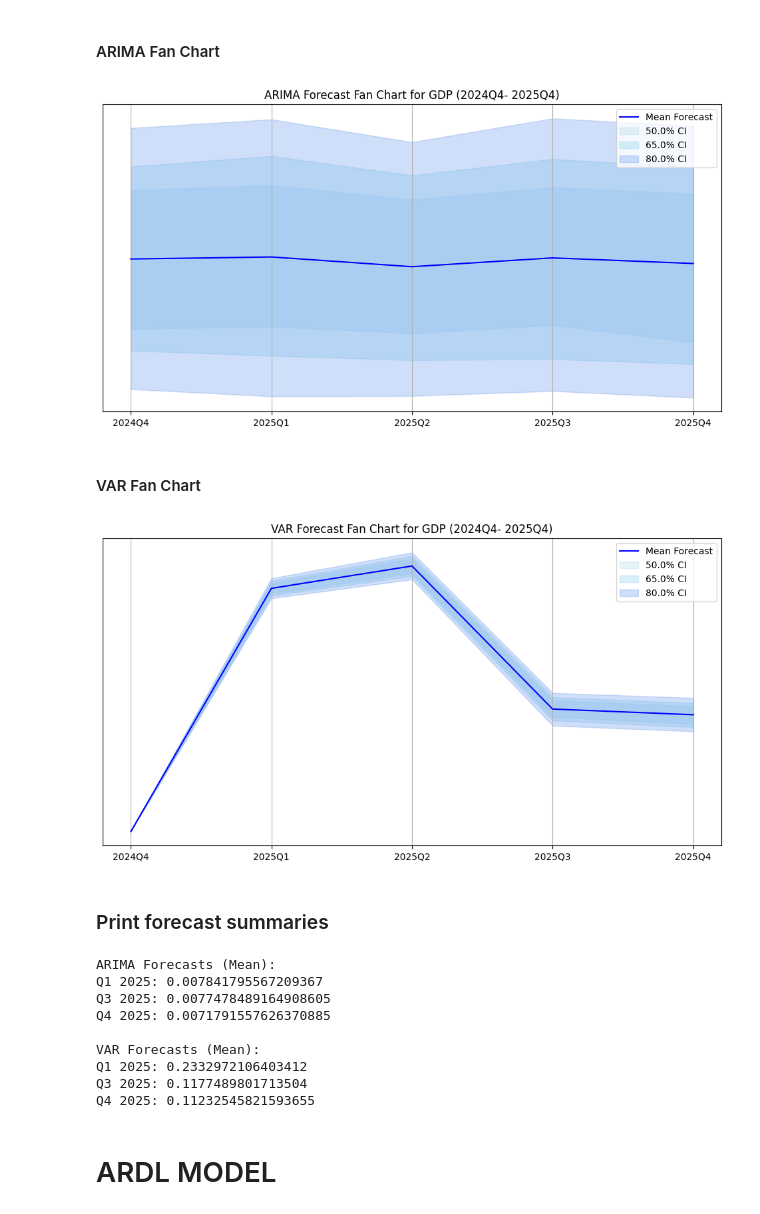
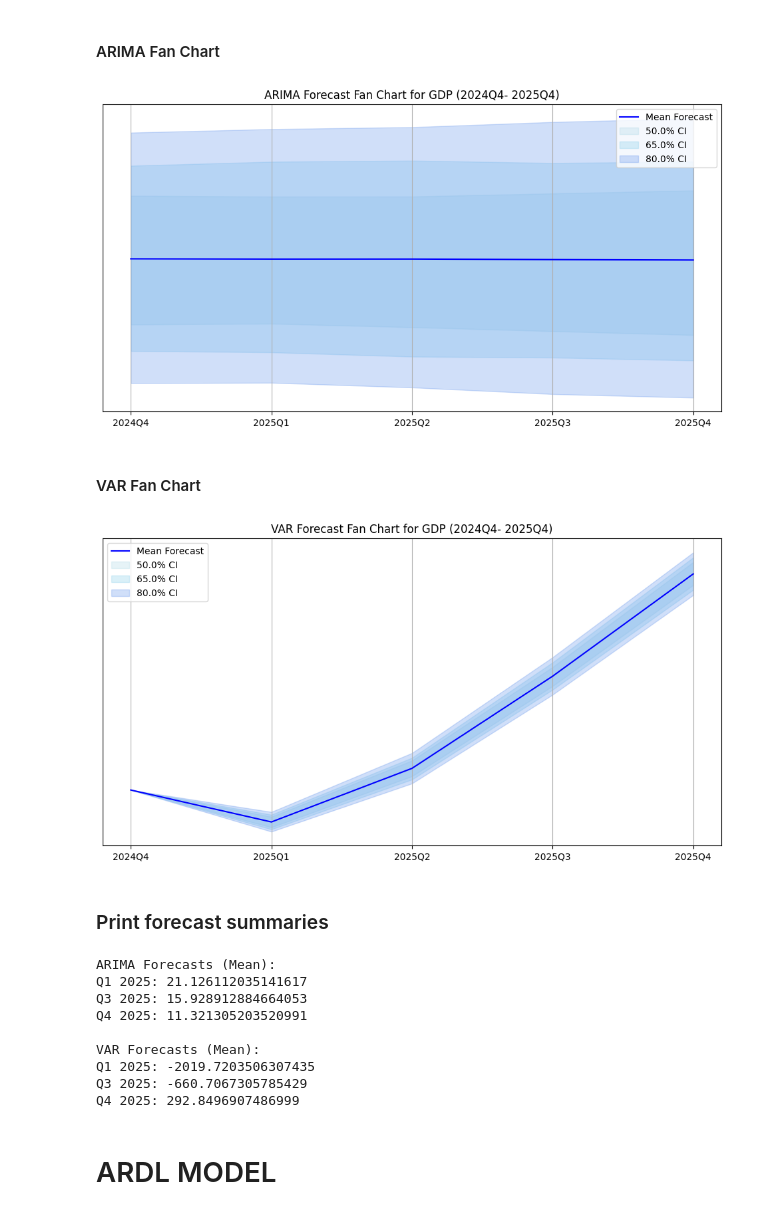
Before and after one commit to turrrray/dsedatathon, a Jupyter notebook: NUS_DSESC_DATABUSTERS_18.ipynb, the cells around one changed output. Cells and saved outputs as stored; diff of their text form; code cells hidden in the pictures.

```diff
--- a/NUS_DSESC_DATABUSTERS_18.ipynb
+++ b/NUS_DSESC_DATABUSTERS_18.ipynb
@@ -226,0 +250,12 @@ quar_final.head()
+# %%
+quar_final.loc['2020Q3':"2020Q3",:]=np.nan
+
+
+# Convert PeriodIndex to DatetimeIndex
+quar_final.index = quar_final.index.to_timestamp()
+
+# Perform polynomial interpolation
+quar_final = quar_final.interpolate(method='polynomial', order=2)
+
+# (Optional) Convert back to PeriodIndex if needed
+quar_final.index = quar_final.index.to_period('Q')
@@ -320,7 +369,7 @@ quar_df_test = quar_df_total[train_size:]
 optimal_model = auto_arima(quar_df_train['GDPC1'],
                          start_p=0, start_q=0, max_p=5, max_q=5,
                          seasonal=False,
-                         d=None, max_d=2,
+                         d=None, max_d=1,
                          trace=True,
                          error_action='ignore',
                          suppress_warnings=True,
@@ -441,13 +488,13 @@ for i in range(n_simulations):
 # %%
 arima_fan = generate_fan_chart(
     pd.DataFrame(arima_forecasts),
     intervals,
-    'ARIMA Forecast Fan Chart for GDP (2024Q4- 2025Q4)',
+    'ARIMA Forecast Fan Chart for GDP (2024Q4- 2025Q4)'
 
 )# plotting the predictions for the next 5 quarters with the confidence intervals
 arima_fan.show()
 # %% [output]
-[figure, old version]
+[figure, new version]
 # %% [markdown]
 #### VAR Fan Chart
 # %%
@@ -466,7 +513,7 @@ var_fan = generate_fan_chart(
 )
 var_fan.show()
 # %% [output]
-[figure, old version]
+[figure, new version]
 # %% [markdown]
 ### Print forecast summaries
 # %%
@@ -481,14 +528,14 @@ print("Q3 2025:", np.mean(var_forecasts[3]))
 print("Q4 2025:", np.mean(var_forecasts[4]))
 # %% [output]
 ARIMA Forecasts (Mean):
-Q1 2025: 0.007841795567209367
-Q3 2025: 0.0077478489164908605
-Q4 2025: 0.0071791557626370885
+Q1 2025: 21.126112035141617
+Q3 2025: 15.928912884664053
+Q4 2025: 11.321305203520991
 
 VAR Forecasts (Mean):
-Q1 2025: 0.2332972106403412
-Q3 2025: 0.1177489801713504
-Q4 2025: 0.11232545821593655
+Q1 2025: -2019.7203506307435
+Q3 2025: -660.7067305785429
+Q4 2025: 292.8496907486999
 # %% [markdown]
 # ARDL MODEL
 # %%
```
Also changed, not shown: parts of 28 cells of this notebook.
